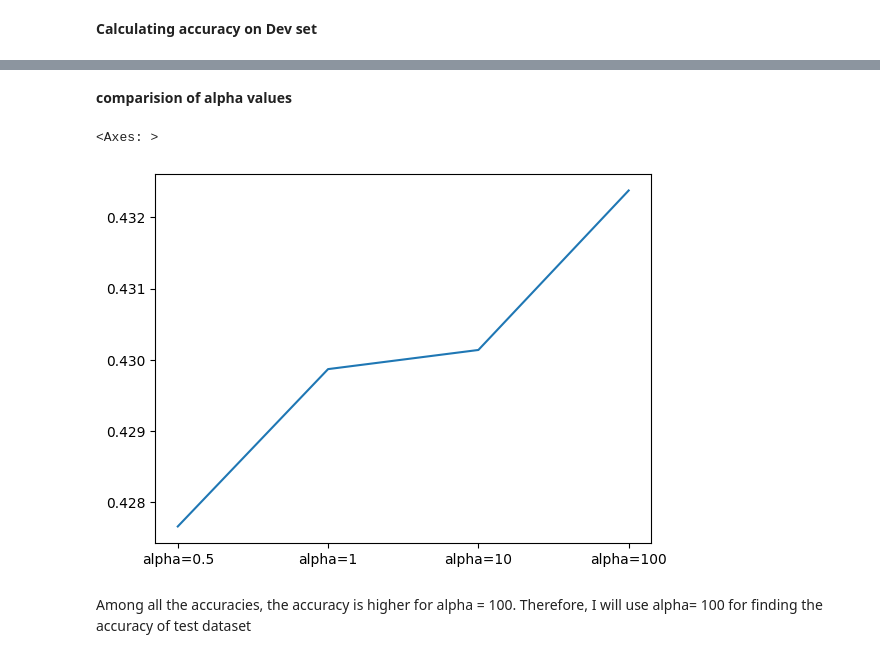
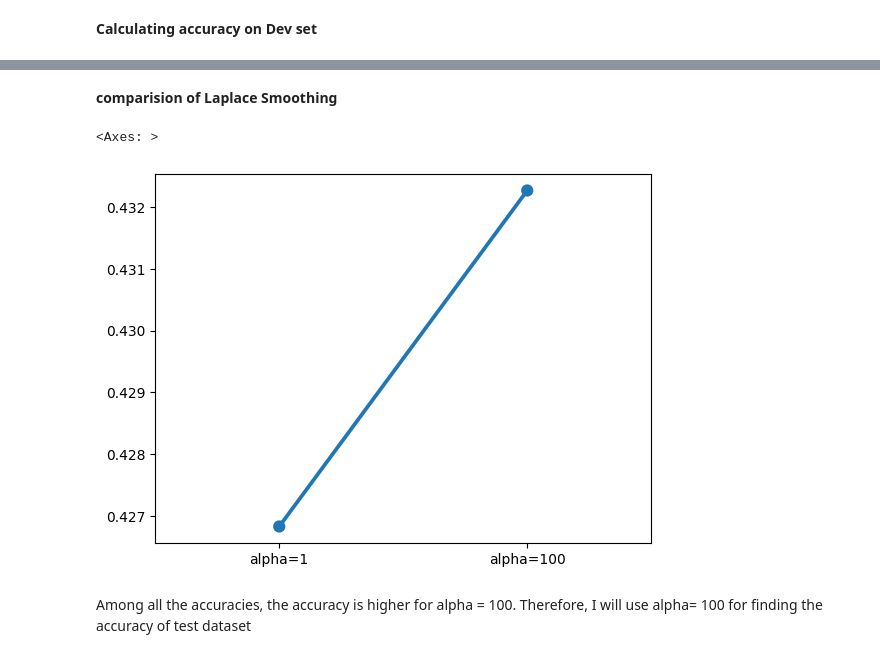
Before and after one commit to Moukthika1253/Reddit-comments-Text-classifier, a Jupyter notebook: SubReddit_category_text_classifier.ipynb, the cells around one changed output, grey strips where cells are left out. Saved outputs shown, nothing was run; the diff lists cells and outputs as text; code cells hidden in the pictures.

```diff
--- a/SubReddit_category_text_classifier.ipynb
+++ b/SubReddit_category_text_classifier.ipynb
@@ -454,13 +462,13 @@ find_accuracy(100)
 # %% [markdown]
-**comparision of alpha values**
+**comparision of Laplace Smoothing**
 # %%
 import seaborn as sns
-acc=[0.42765811250858904,0.4298688495205091,0.4301377229408777,0.43237833477728316]
-label=['alpha=0.5','alpha=1','alpha=10','alpha=100']
-sns.lineplot(data=None,x=label,y=acc)
+acc=[0.42682645770914956,0.4322680597167806]
+label=['alpha=1','alpha=100']
+sns.pointplot(data=None,x=label,y=acc)
 # %% [output]
 <Axes: >
-[figure, old version]
+[figure, new version]
 # %% [markdown]
 Among all the accuracies, the accuracy is higher for alpha = 100. Therefore, I will use alpha= 100 for finding the accuracy of test dataset
 # %% [markdown]
```
Also changed, not shown: parts of 97 cells of this notebook.
